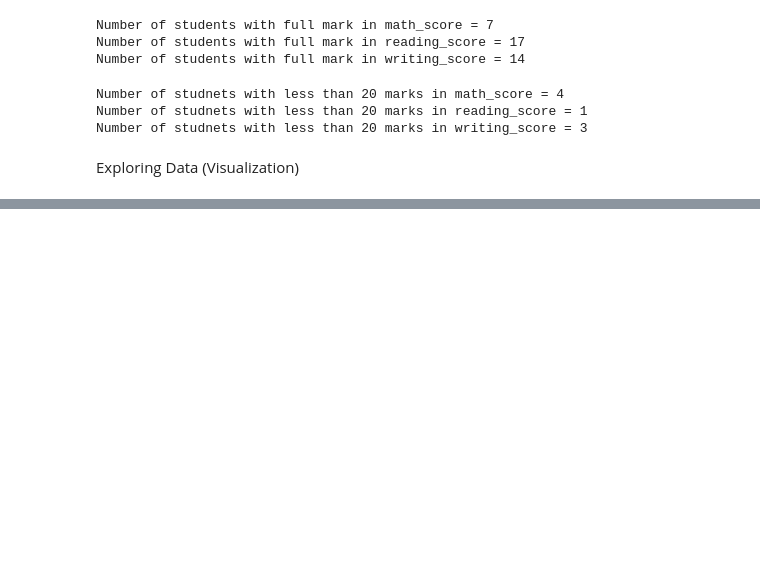
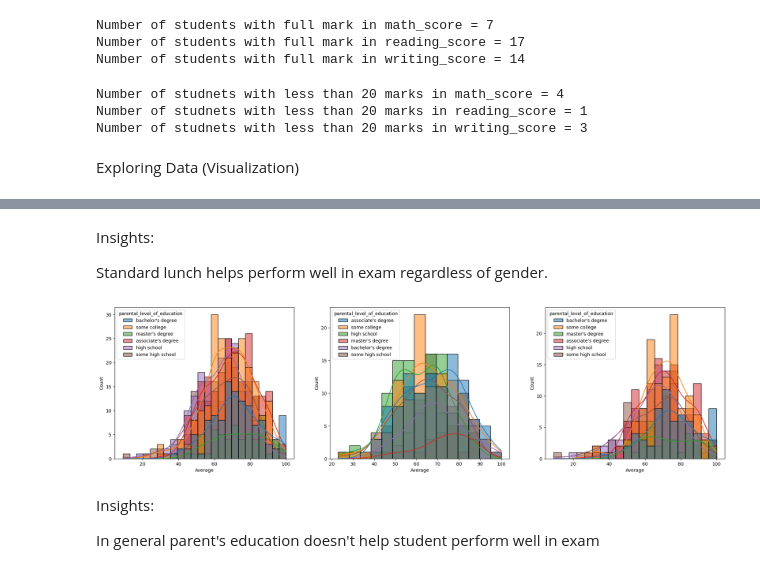
Before and after one commit to Manikandan-69/MLproject, a Jupyter notebook: src/Notebook/Data/EDA student performance.ipynb, the cells around one changed output, grey strips where cells are left out. Saved outputs shown, nothing was run; the diff lists cells and outputs as text; code cells hidden in the pictures; blank space fills up the shorter version.

```diff
--- a/src/Notebook/Data/EDA student performance.ipynb
+++ b/src/Notebook/Data/EDA student performance.ipynb
@@ -219,0 +267,19 @@ Exploring Data (Visualization)
+# %% [markdown]
+Insights:
+
+Standard lunch helps perform well in exam regardless of gender.
+# %%
+fig,axs=plt.subplots(1,3,figsize=(24,6))
+plt.subplot(131)
+sns.histplot(data=df,x='Average',kde=True,hue='parental_level_of_education')
+plt.subplot(132)
+sns.histplot(data=df[df.gender=='male'],x='Average',kde=True,hue='parental_level_of_education')
+plt.subplot(133)
+sns.histplot(data=df[df.gender=='female'],x='Average',kde=True,hue='parental_level_of_education')
+plt.show()
+# %% [output]
+[figure, added]
+# %% [markdown]
+Insights:
+
+In general parent's education doesn't help student perform well in exam
```
Also changed, not shown: parts of 7 cells of this notebook.
